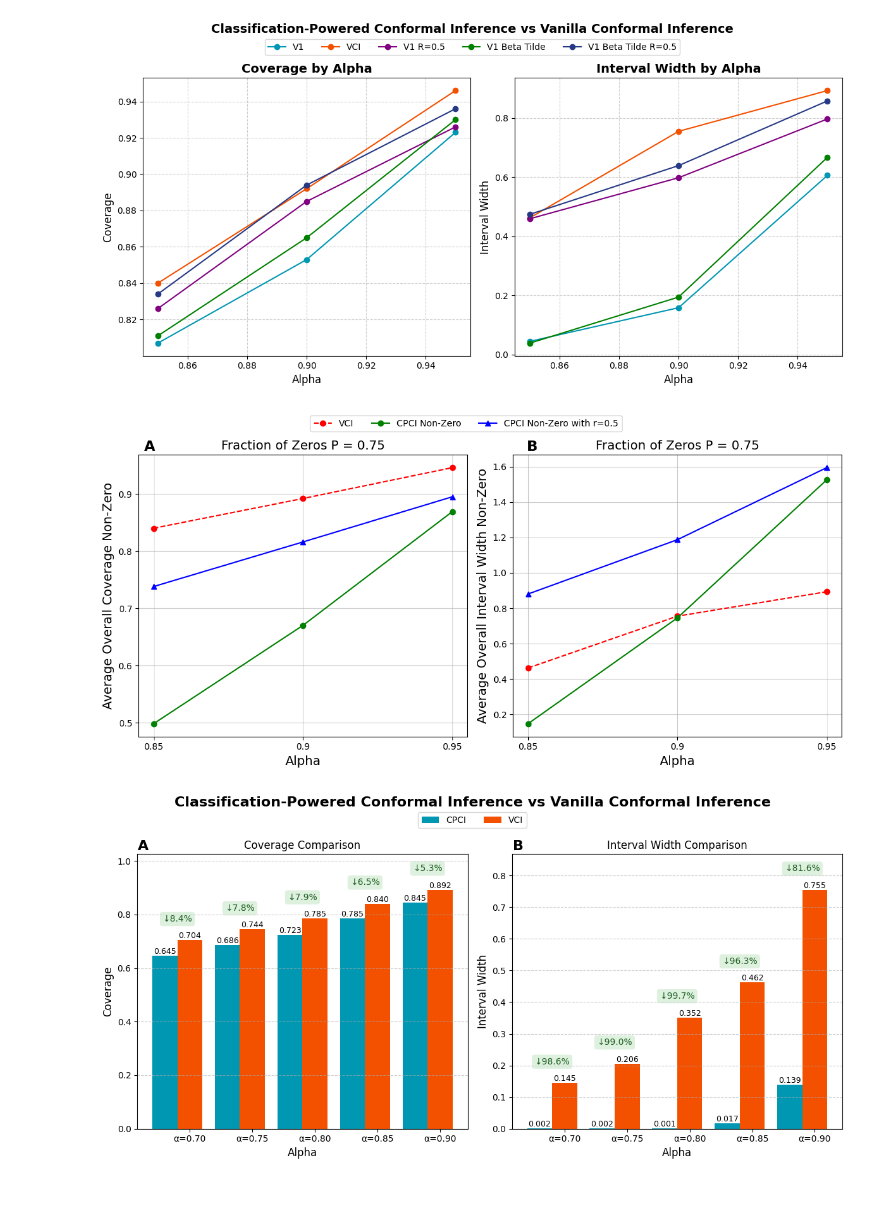
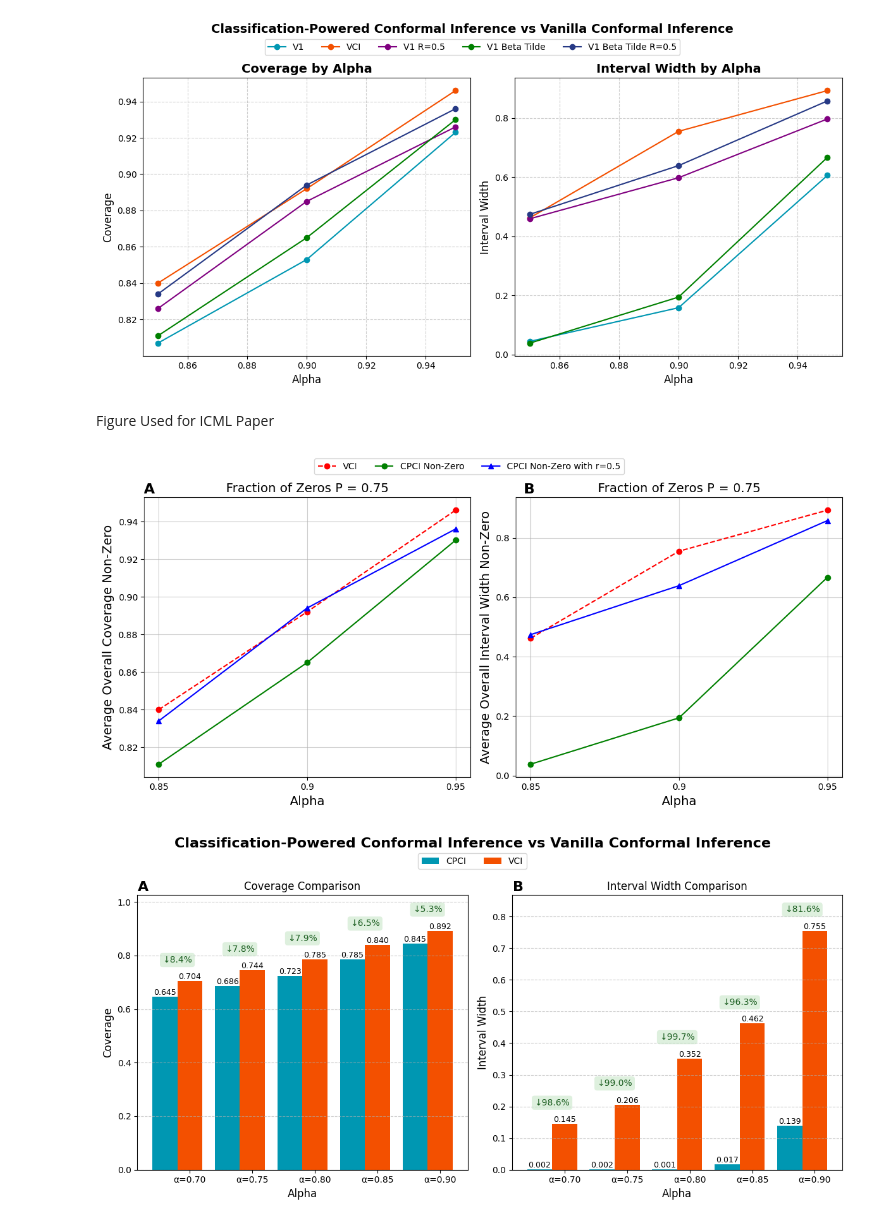
Before and after one commit to rdiazrincon/conformal_prediction_pd, a Jupyter notebook: conformal_pd_new.ipynb, the cells around one changed output. Drawn from its saved outputs; the diff is of its cells as text; code cells hidden in the pictures; blank space fills up the shorter version.

Commit message:
Delete unused fuctions/data. Create new file for comparison of conformal methods

```diff
--- a/conformal_pd_new.ipynb
+++ b/conformal_pd_new.ipynb
@@ -1062,5 +582,3 @@ plt.savefig('conformal_comparison.png', transparent=True, bbox_inches='tight')
 plt.show()
 # %% [output]
 [figure]
-# %%
-conformal_metrics_vanilla =
@@ -1071,32 +584,0 @@ conformal_metrics_vanilla =
-# %%
-width = 0.35  # Bar width
-x = np.arange(len(conformal_metrics_last_v1["alpha"]))
-fig, (ax1, ax2) = plt.subplots(1,2,figsize=(10, 6))
-ax1.bar(x - 2 * width / 2, conformal_metrics_last_v1["coverage"], width, label='V1', color='#0097B2')
-ax1.bar(x - width / 2, conformal_metrics_vanilla["coverage"], width, label='VCI', color='#F35000')
-ax1.bar(x + width / 2, conformal_metrics_last_v1_r_05["coverage"], width, label='V1 R=0.5', color='red')
-ax1.bar(x + 2 * width / 2, conformal_metrics_last_v1_beta_tilde["coverage"], width, label='V1 Beta Tilde', color='green')
-ax1.bar(x + 3 * width / 2, conformal_metrics_last_v1_beta_tilde_r_05["coverage"], width, label='V1 Beta Tilde R=0.5', color='#263985')
-ax1.set_xticks(x)
-ax1.set_xticklabels(conformal_metrics_last_v1["alpha"])
-ax1.set_xlabel('Alpha', fontsize=12)
-ax1.set_ylabel('Coverage', fontsize=12)
-ax1.grid(axis='y', linestyle='--', alpha=0.6)
-
-ax2.bar(x - 2 * width / 2, conformal_metrics_last_v1["interval_width"], width, color='#0097B2')
-ax2.bar(x - width / 2, conformal_metrics_vanilla["interval_width"], width, color='#F35000')
-ax2.bar(x + width / 2, conformal_metrics_last_v1_r_05["interval_width"], width, color='red')
-ax2.bar(x + 2 * width / 2, conformal_metrics_last_v1_beta_tilde["interval_width"], width, color='green')
-ax2.bar(x + 3 * width / 2, conformal_metrics_last_v1_beta_tilde_r_05["interval_width"], width, color='#263985')
-ax2.set_xticks(x)
-ax2.set_xticklabels(conformal_metrics_last_v1["alpha"])
-ax2.set_xlabel('Alpha', fontsize=12)
-ax2.set_ylabel('Interval Width', fontsize=12)
-ax2.grid(axis='y', linestyle='--', alpha=0.6)
-# ax2.set_yscale('log')
-handles, labels = ax1.get_legend_handles_labels()
-fig.legend(handles, labels, loc='upper center', ncol=5, fontsize=10, bbox_to_anchor=(0.5, 0.95), frameon=True)
-plt.tight_layout(rect=[0, 0, 1, 0.9])
-fig.suptitle('Classification-Powered Conformal Inference vs Vanilla Conformal Inference', fontsize=14, weight='bold')
-plt.savefig('conformal_comparison_v2.png', transparent=True, bbox_inches='tight')
-plt.show()
@@ -1143,6 +625,8 @@ fig.suptitle('Classification-Powered Conformal Inference vs Vanilla Conformal In
 plt.show()
 # %% [output]
 [figure]
+# %% [markdown]
+Figure Used for ICML Paper
 # %%
 fig, ax = plt.subplots(1, 2, figsize=(12, 6))
 
@@ -1150,8 +634,8 @@ fig, ax = plt.subplots(1, 2, figsize=(12, 6))
 x_ticks = [0.85, 0.9, 0.95]
 
 ax[0].plot(conformal_metrics_vanilla["alpha"], conformal_metrics_vanilla["coverage"], marker='o', label='VCI', color='red', linestyle='--')
-ax[0].plot(conformal_metrics_non_zero_beta_tilde["alpha"], conformal_metrics_non_zero_beta_tilde["coverage"], marker='o', label='CPCI Non-Zero', color='green')
-ax[0].plot(conformal_metrics_non_zero_beta_tilde_r05["alpha"], conformal_metrics_non_zero_beta_tilde_r05["coverage"], marker='^', label='CPCI Non-Zero with r=0.5', color='blue')
+ax[0].plot(conformal_metrics_last_v1_beta_tilde["alpha"], conformal_metrics_last_v1_beta_tilde["coverage"], marker='o', label='CPCI Non-Zero', color='green')
+ax[0].plot(conformal_metrics_last_v1_beta_tilde_r_05["alpha"], conformal_metrics_last_v1_beta_tilde_r_05["coverage"], marker='^', label='CPCI Non-Zero with r=0.5', color='blue')
 # ax[0].plot(conformal_metrics_non_zero_beta_tilde["alpha"], conformal_metrics_non_zero_beta_tilde["coverage"], marker='p', label='Non Zero', color='yellow')
 # ax[0].plot(conformal_metrics_non_zero_beta_tilde_r05["alpha"], conformal_metrics_non_zero_beta_tilde_r05["coverage"], marker='*', label='Non Zero with r=0.5', color='purple')
 
@@ -1161,37 +645,37 @@ ax[0].plot(conformal_metrics_non_zero_beta_tilde_r05["alpha"], conformal_metrics
 ax[0].set_xticks(x_ticks)  # Set custom x-ticks
 ax[0].set_xticklabels(x_ticks)  # Set custom x-tick labels
 ax[0].set_xlabel('Alpha', fontsize=14)
 ax[0].set_ylabel('Average Overall Coverage Non-Zero', fontsize=14)
 ax[0].grid(True, alpha=0.6)
 ax[0].set_title('Fraction of Zeros P = 0.75', fontsize=14)
 
 # Interval Width line plot
 ax[1].plot(conformal_metrics_vanilla["alpha"], conformal_metrics_vanilla["interval_width"], marker='o', label='VCI', color='red', linestyle='--')
-ax[1].plot(conformal_metrics_non_zero_beta_tilde["alpha"], conformal_metrics_non_zero_beta_tilde["interval_width"], marker='o', label='CPCI Non-Zero', color='green')
-ax[1].plot(conformal_metrics_non_zero_beta_tilde_r05["alpha"], conformal_metrics_non_zero_beta_tilde_r05["interval_width"], marker='^', label='CPCI Non-Zero with r=0.5', color='blue')
+ax[1].plot(conformal_metrics_last_v1_beta_tilde["alpha"], conformal_metrics_last_v1_beta_tilde["interval_width"], marker='o', label='CPCI Non-Zero', color='green')
+ax[1].plot(conformal_metrics_last_v1_beta_tilde_r_05["alpha"], conformal_metrics_last_v1_beta_tilde_r_05["interval_width"], marker='^', label='CPCI Non-Zero with r=0.5', color='blue')
 # ax[1].plot(conformal_metrics_non_zero_beta_tilde["alpha"], conformal_metrics_non_zero_beta_tilde["interval_width"], marker='p', label='Non Zero', color='yellow')
 # ax[1].plot(conformal_metrics_non_zero_beta_tilde_r05["alpha"], conformal_metrics_non_zero_beta_tilde_r05["interval_width"], marker='*', label='Non Zero with r=0.5', color='purple')
 
 ax[1].set_xticks(x_ticks)  # Set custom x-ticks
 ax[1].set_xticklabels(x_ticks)  # Set custom x-tick labels
 ax[1].set_xlabel('Alpha', fontsize=14)
 ax[1].set_ylabel('Average Overall Interval Width Non-Zero', fontsize=14)
 ax[1].grid(True, alpha=0.6)
 ax[1].set_title('Fraction of Zeros P = 0.75', fontsize=14)
 ax[0].text(0.035, 0.915, 'A', transform=ax1.transAxes,
          fontsize=16, fontweight='bold', va='top', ha='right')
 ax[1].text(-0.120, 0.915, 'B', transform=ax2.transAxes,
          fontsize=16, fontweight='bold', va='top', ha='right')
 
 # Adjust layout
 handles, labels = ax[0].get_legend_handles_labels()
 fig.legend(handles, labels, loc='upper center', ncol=6, fontsize=10, bbox_to_anchor=(0.5, 0.95), frameon=True)
 plt.tight_layout(rect=[0, 0, 1, 0.9])
 # fig.suptitle('Conformal Comparison', fontsize=14, weight='bold')
-plt.savefig('comparison_nonzero.png', transparent=True, bbox_inches='tight')
+# plt.savefig('comparison_nonzero.png', transparent=True, bbox_inches='tight')
 plt.show()
 # %% [output]
-[figure, old version]
+[figure, new version]
 # %%
 width = 0.4  # Adjusted bar width
 x = np.arange(len(conformal_metrics_new["alpha"]))
```
Also changed, not shown: parts of 16 cells of this notebook, 2 other files.
